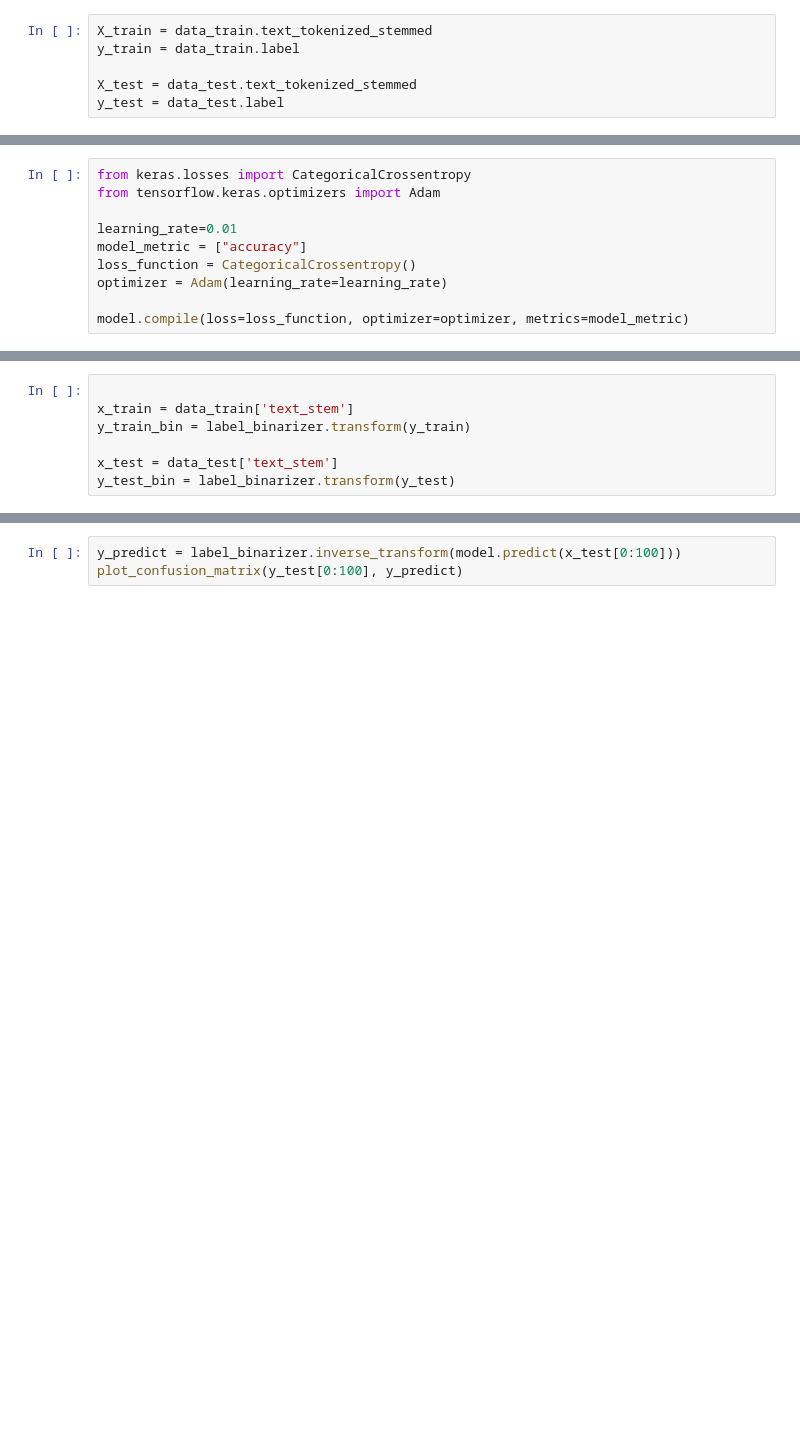
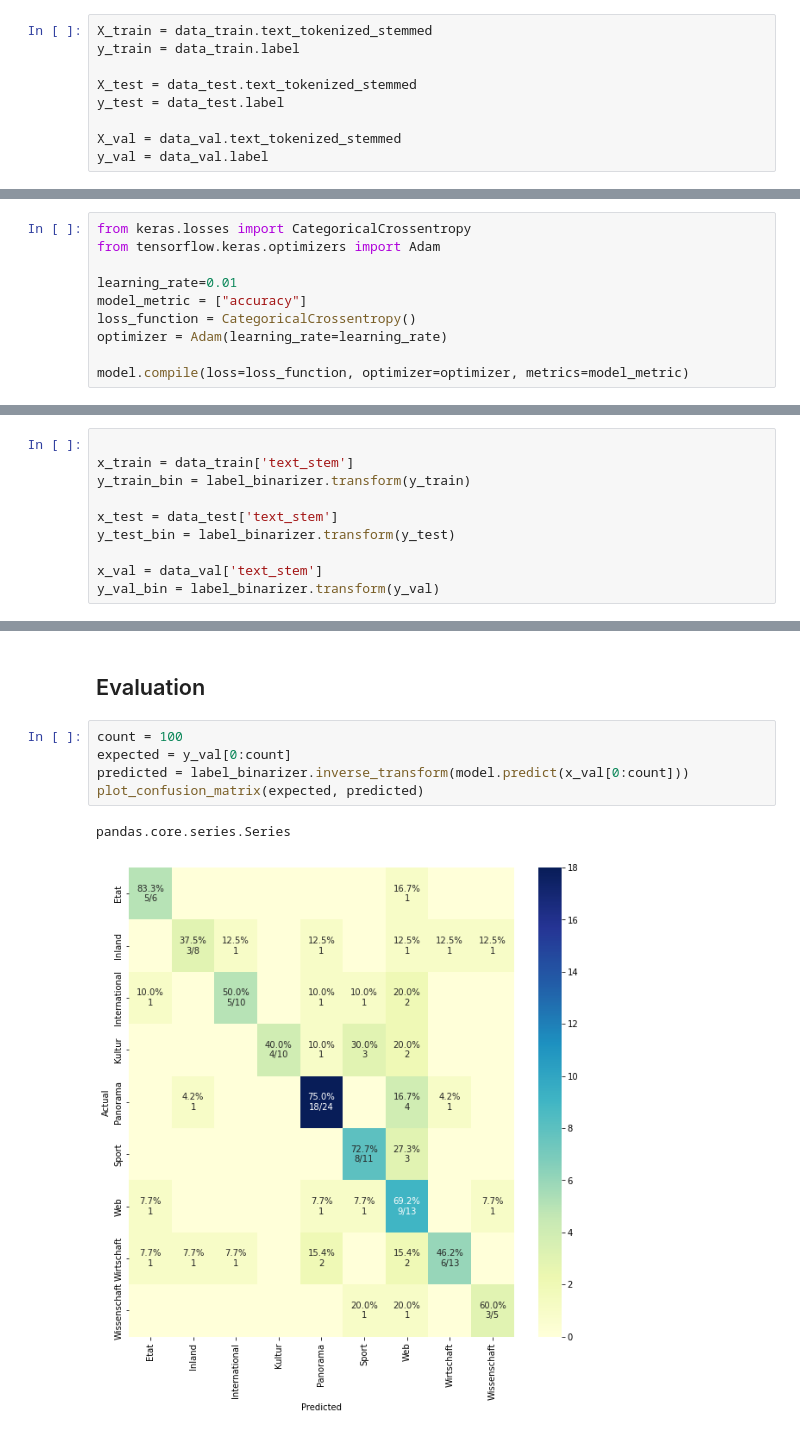
Before and after one commit to raffaelschmid/nlp-topic-classification-german, a Jupyter notebook: notebook/modeling/05_cnn.ipynb, the cells around one changed output, grey strips where cells are left out. Saved outputs shown, nothing was run; the diff lists cells and outputs as text; blank space fills up the shorter version.

Commit message:
add report_data

```diff
--- a/notebook/modeling/05_cnn.ipynb
+++ b/notebook/modeling/05_cnn.ipynb
@@ -60,6 +49,9 @@ y_train = data_train.label
 
 X_test = data_test.text_tokenized_stemmed
 y_test = data_test.label
+
+X_val = data_val.text_tokenized_stemmed
+y_val = data_val.label
 # %%
 from preprocessing.categorical import binarizer
 label_binarizer = binarizer(y_train)
@@ -105,6 +117,9 @@ y_train_bin = label_binarizer.transform(y_train)
 
 x_test = data_test['text_stem']
 y_test_bin = label_binarizer.transform(y_test)
+
+x_val = data_val['text_stem']
+y_val_bin = label_binarizer.transform(y_val)
 # %%
 batch_size = 32
 train_input = tf.data.Dataset.from_tensor_slices((x_train, y_train_bin)).batch(batch_size).prefetch(tf.data.AUTOTUNE)
@@ -123,3 +156,10 @@ plot_history(history)
-# %%
-y_predict = label_binarizer.inverse_transform(model.predict(x_test[0:100]))
-plot_confusion_matrix(y_test[0:100], y_predict)
+# %% [markdown]
+## Evaluation
+# %%
+count = 100
+expected = y_val[0:count]
+predicted = label_binarizer.inverse_transform(model.predict(x_val[0:count]))
+plot_confusion_matrix(expected, predicted)
+# %% [output]
+pandas.core.series.Series
+[figure, added]
```
Also changed, not shown: parts of 11 cells of this notebook, 4 other files.
